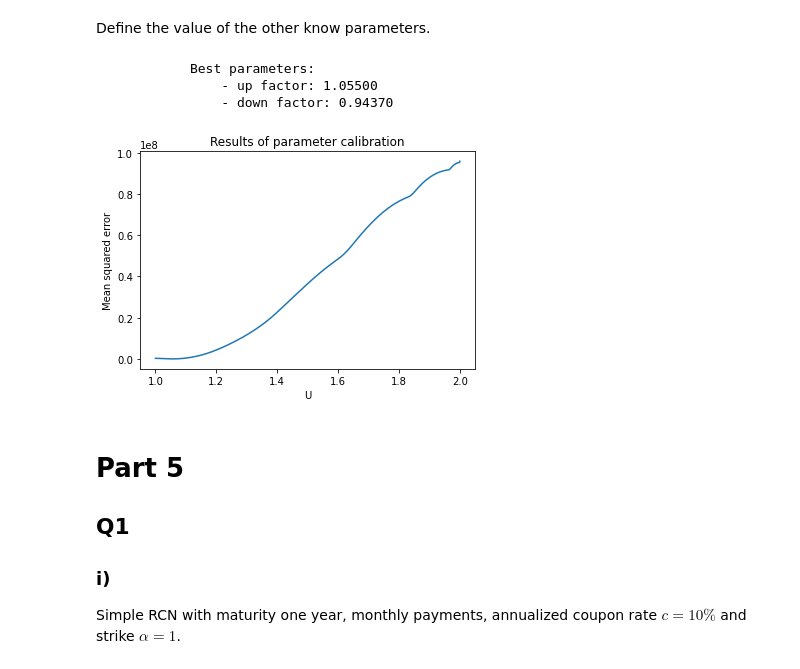
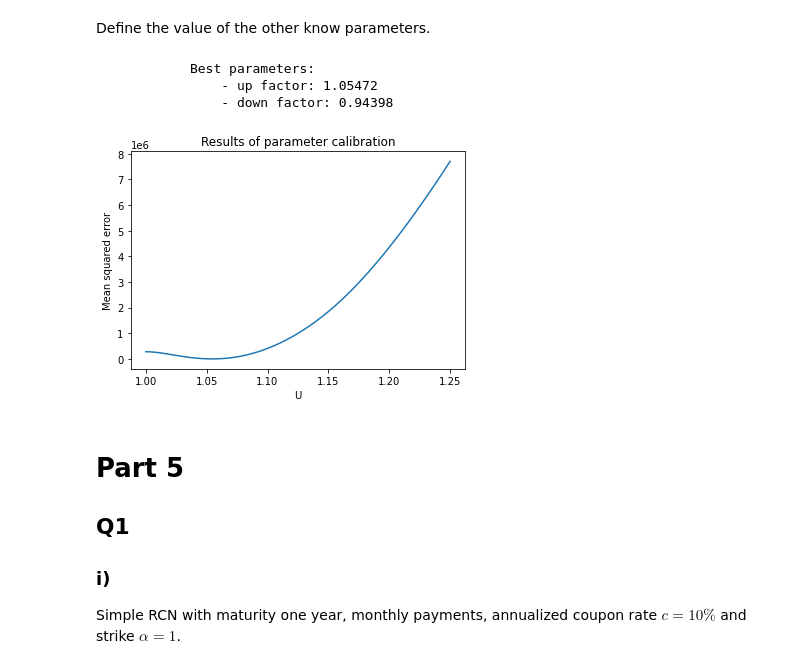
Before and after one commit to dexdx/Derivatives_Project, a Jupyter notebook: analysis.ipynb, the cells around one changed output. Cells and saved outputs as stored; diff of their text form; code cells hidden in the pictures.

```diff
--- a/analysis.ipynb
+++ b/analysis.ipynb
@@ -46,7 +51,7 @@ Derive values for $\delta$ and $r$
 # %%
 i0 = 11118
 r = -np.log(-beta)
-delta = -np.log(alpha/i0)
+delta = np.exp(r) * (1 - alpha/i0)
 
 print(
 """
@@ -71,12 +77,12 @@ T = 12
 # %%
 # Takes a bit to run
 
-# Us = np.arange(1, np.exp(Delta * r) / q, .0001)
-# calibrator = Binomial_calibrator(r, Delta, i0, delta, Us, q, T, data.Strike, data.Call)
-# best_U, best_D = calibrator.calibrate()
+Us = np.arange(1., 1.25, .00001)
+calibrator = RCN_callable.Binomial_calibrator(r, Delta, i0, delta, Us, q, T, data.Strike, data.Call)
+best_U, best_D = calibrator.calibrate()
 # %% [output]
             Best parameters:
-                - up factor: 1.05500
-                - down factor: 0.94370
+                - up factor: 1.05472
+                - down factor: 0.94398
-[figure, old version]
+[figure, new version]
 # %%
```
Also changed, not shown: parts of 16 cells of this notebook.
